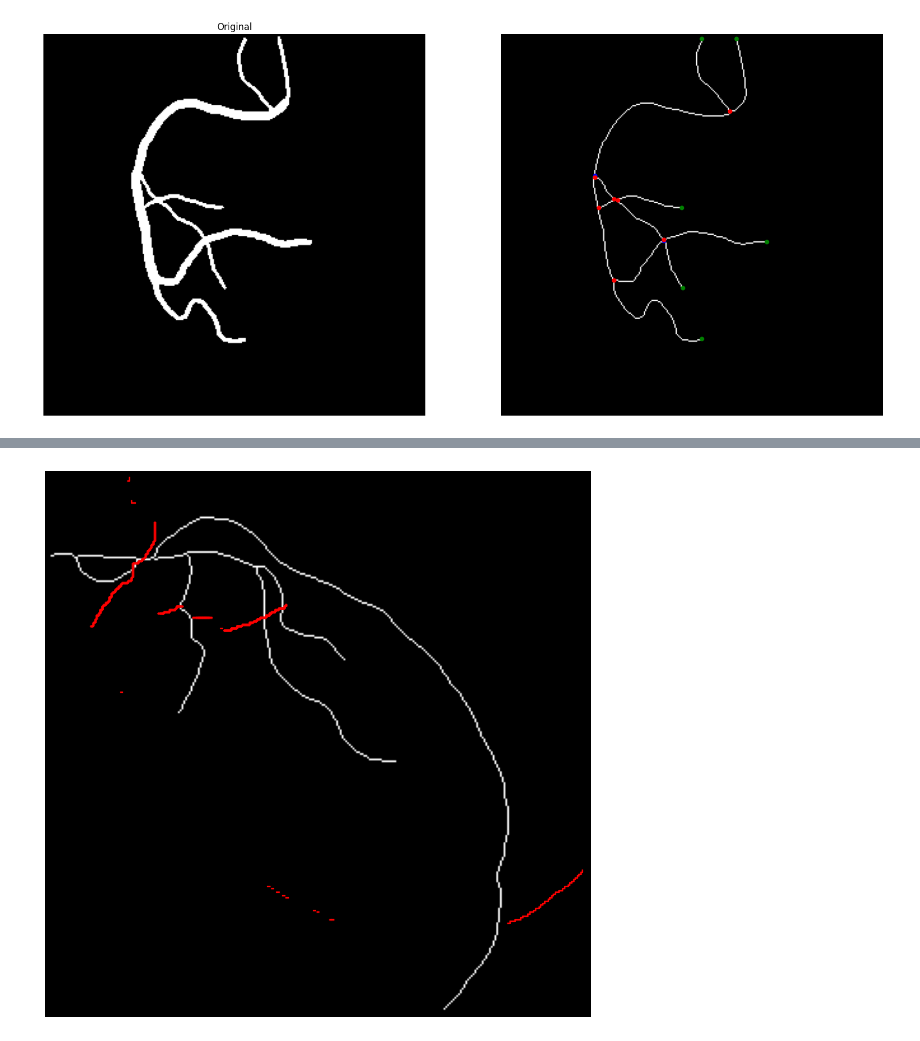
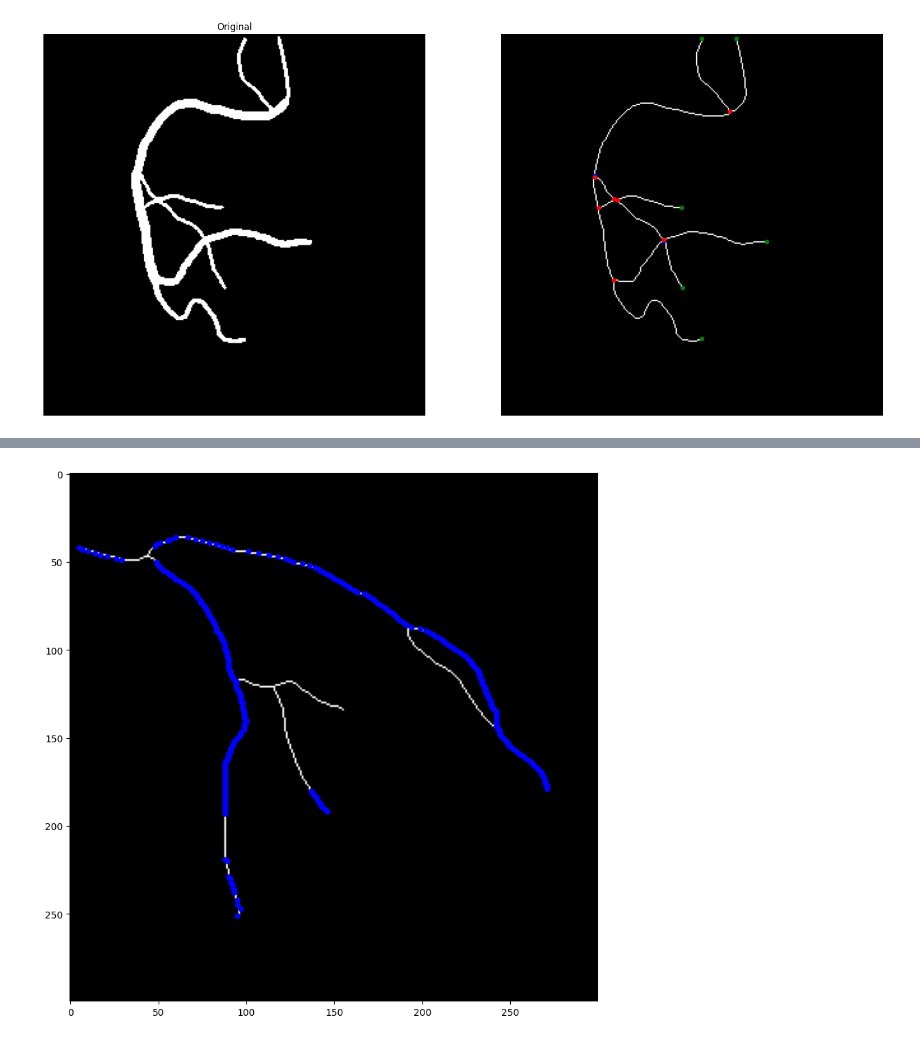
Before and after one commit to MGonza20/Proyecto01_VC_UVG, a Jupyter notebook: Problema02.ipynb, the cells around one changed output, grey strips where cells are left out. Drawn from its saved outputs; the diff is of its cells as text; code cells hidden in the pictures.

```diff
--- a/Problema02.ipynb
+++ b/Problema02.ipynb
@@ -182,7 +182,7 @@ def get_image_features(image_path):
 								if np.sum(skeleton[rows, columns]) == 2:
 										extreme_nodes_list.append((i, j))
 
-		tolerance = 5
+		tolerance = 4
 		ap = approximate_polygon(all_nodes_list, tolerance)
 
 		bifurcation_nodes_list = []
@@ -248,2 +236,2 @@ plot(image_path)
 # %%
-skeleton, bifurcation_nodes_list, trifurcation_nodes_list, extreme_nodes_list, ap = get_image_features('images/3_gt.pgm')
+skeleton, bifurcation_nodes_list, trifurcation_nodes_list, extreme_nodes_list, ap = get_image_features('images/10_gt.pgm')
@@ -275,3 +237,0 @@ skeleton_coords = np.column_stack((x, y))
-# %%
-# convert ap to an array of tuples
-ap = [(x,y) for (y,x) in ap]
@@ -316,15 +238,13 @@ paths
 # %%
-# Plot paths
+# Plot skeleton
 plt.figure(figsize=(10,10))
 plt.imshow(skeleton, cmap='gray')
-for path in paths:
-		plt.plot([node[1] for node in path],
-						 [node[0] for node in path],
-						 'r-',
-						 markersize=5)
-
-
-plt.axis('on')
+# Plot ap
+plt.plot([node[1] for node in ap],
+				 [node[0] for node in ap],
+				 'o',
+				 color='blue',
+				 markersize=5)
 plt.show()
 # %% [output]
-[figure, old version]
+[figure, new version]
```
Also changed, not shown: parts of 12 cells of this notebook.
